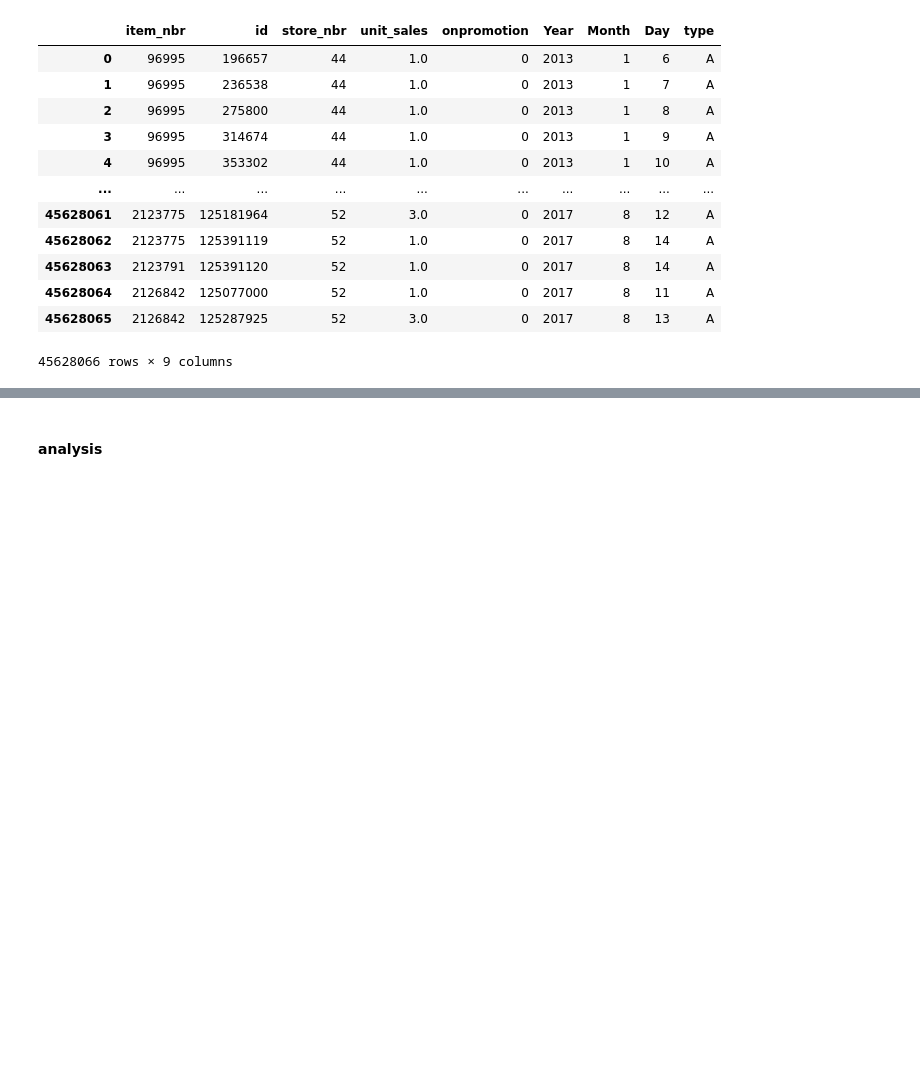
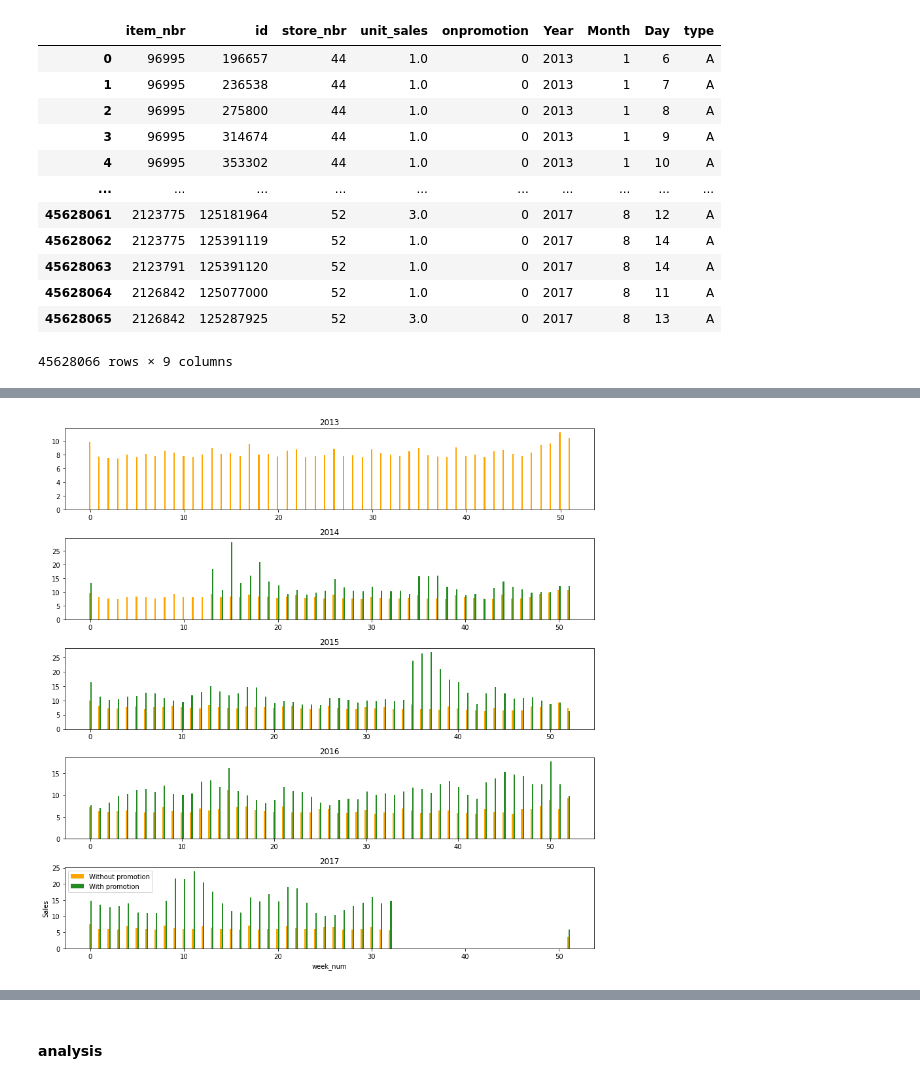
Before and after one commit to juli-ter/Coursework4, a Jupyter notebook: Favorita_Grocery.ipynb, the cells around one changed output, grey strips where cells are left out. Drawn from its saved outputs; the diff is of its cells as text; code cells hidden in the pictures; blank space fills up the shorter version.

```diff
--- a/Favorita_Grocery.ipynb
+++ b/Favorita_Grocery.ipynb
@@ -617,0 +801,21 @@ grocery.to_csv(out + "grocery_all.csv", index=False)
+# %%
+labels = weeks
+years = [df13, df14, df15, df16, df17]
+x = np.arange(len(labels))  # the label locations
+width = 0.15  # the width of the bars
+
+figure, axis = plt.subplots(5, 1, figsize=(12, 12))
+for y in range(0, len(years)):
+    # df_name = 'df'+str(years[y])[2:]
+    num = 0
+    rects2 = axis[y].bar(x - width/2, [years[y][(years[y]['week_num'] == i) & (years[y]['onpromotion'] == 0)].unit_sales.mean() for i in labels], color = "orange", width=width, label='Without promotion')
+    rects4 = axis[y].bar(x + width/2, [years[y][(years[y]['week_num'] == i) & (years[y]['onpromotion'] == 1)].unit_sales.mean() for i in labels], color = "forestgreen", width=width, label='With promotion')
+    num+=1
+    axis[y].set_title("20" + str(13+y))
+
+plt.xlabel("week_num")
+plt.ylabel("Sales")
+plt.legend(fontsize = 10)
+plt.tight_layout()
+# %% [output]
+[figure, added]
```
Also changed, not shown: parts of 73 cells of this notebook.
